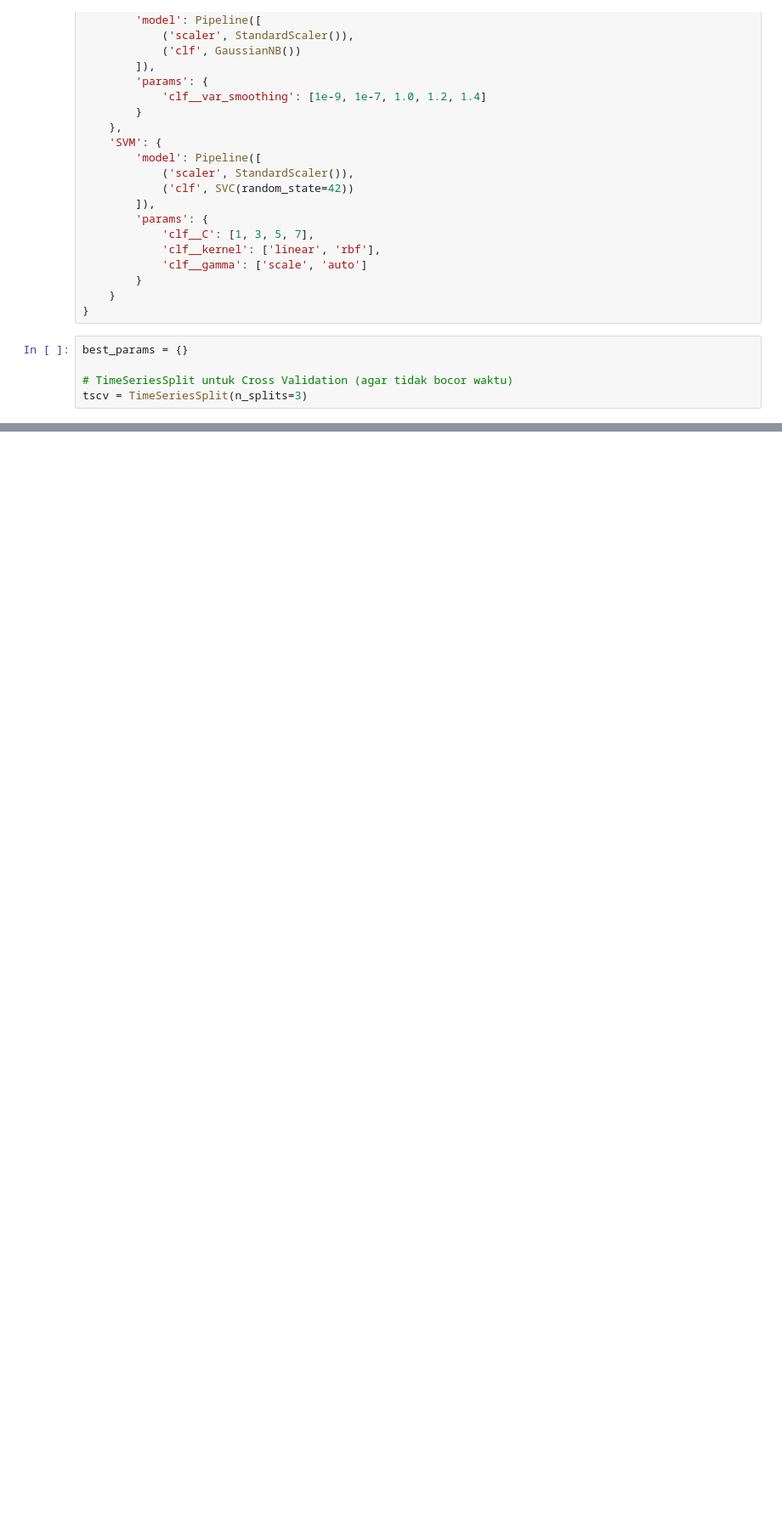
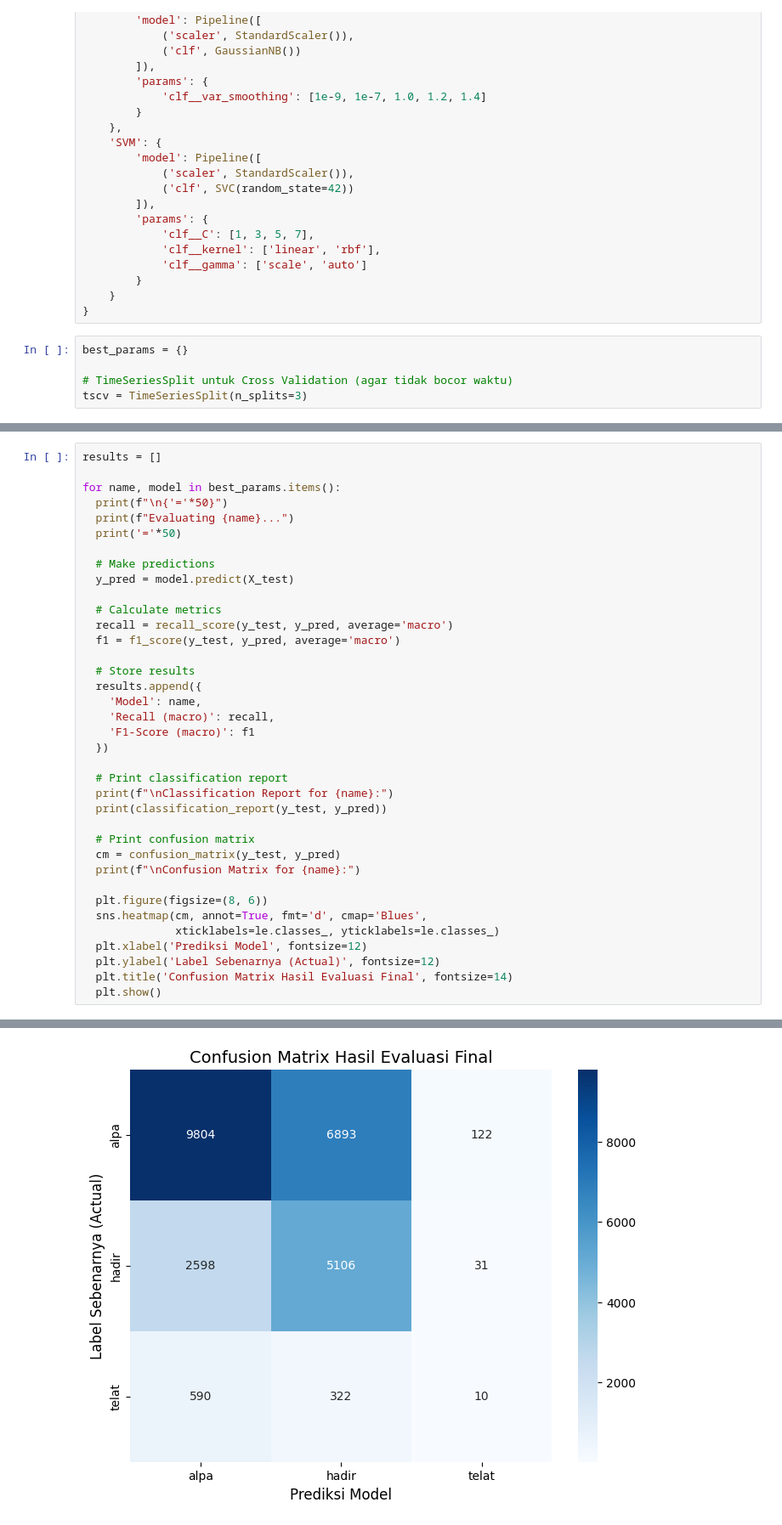
Before and after one commit to DianDzzz/FP-MLxDM-Kelompok-6, a Jupyter notebook: notebooks/hyperparameter_tunning.ipynb, the cells around one changed output, grey strips where cells are left out. Shown at 85% size. Saved outputs shown, nothing was run; the diff lists cells and outputs as text; blank space fills up the shorter version.

Commit message:
compare model without handle imbalance

```diff
--- a/notebooks/hyperparameter_tunning.ipynb
+++ b/notebooks/hyperparameter_tunning.ipynb
@@ -123,0 +140,38 @@ KeyboardInterrupt:
+# %%
+results = []
+
+for name, model in best_params.items():
+  print(f"\n{'='*50}")
+  print(f"Evaluating {name}...")
+  print('='*50)
+
+  # Make predictions
+  y_pred = model.predict(X_test)
+
+  # Calculate metrics
+  recall = recall_score(y_test, y_pred, average='macro')
+  f1 = f1_score(y_test, y_pred, average='macro')
+
+  # Store results
+  results.append({
+    'Model': name,
+    'Recall (macro)': recall,
+    'F1-Score (macro)': f1
+  })
+
+  # Print classification report
+  print(f"\nClassification Report for {name}:")
+  print(classification_report(y_test, y_pred))
+
+  # Print confusion matrix
+  cm = confusion_matrix(y_test, y_pred)
+  print(f"\nConfusion Matrix for {name}:")
+
+  plt.figure(figsize=(8, 6))
+  sns.heatmap(cm, annot=True, fmt='d', cmap='Blues',
+              xticklabels=le.classes_, yticklabels=le.classes_)
+  plt.xlabel('Prediksi Model', fontsize=12)
+  plt.ylabel('Label Sebenarnya (Actual)', fontsize=12)
+  plt.title('Confusion Matrix Hasil Evaluasi Final', fontsize=14)
+  plt.show()
+# %% [output]
@@ -123,0 +195 @@ KeyboardInterrupt:
+[figure, added]
```
Also changed, not shown: parts of 6 cells of this notebook.
